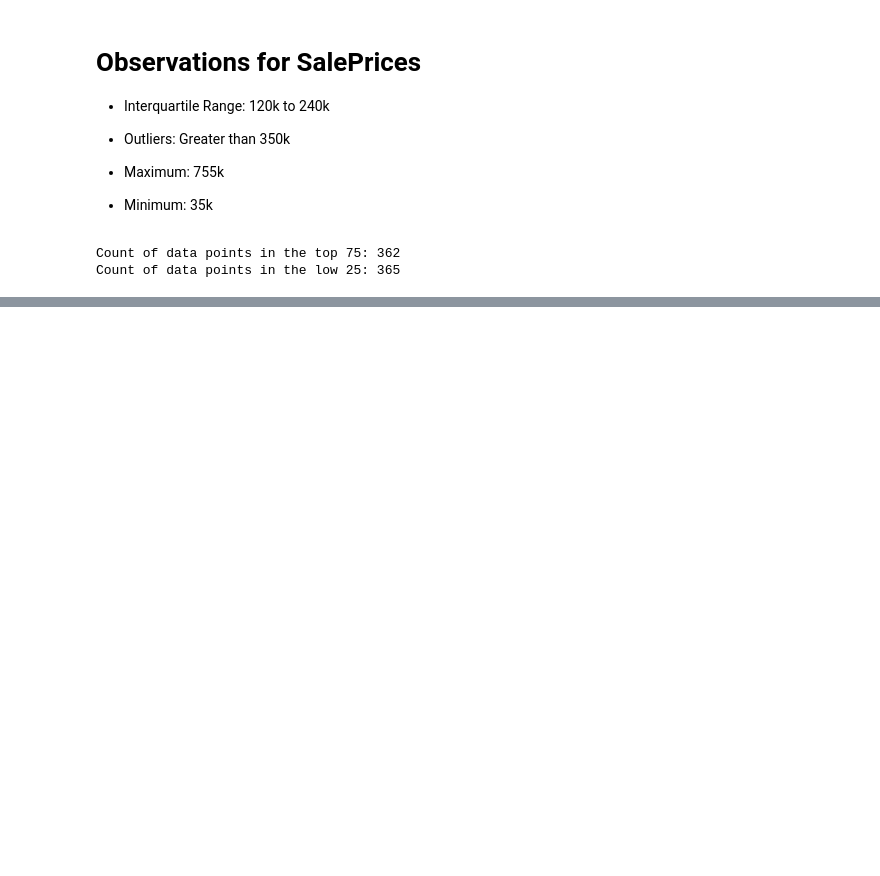
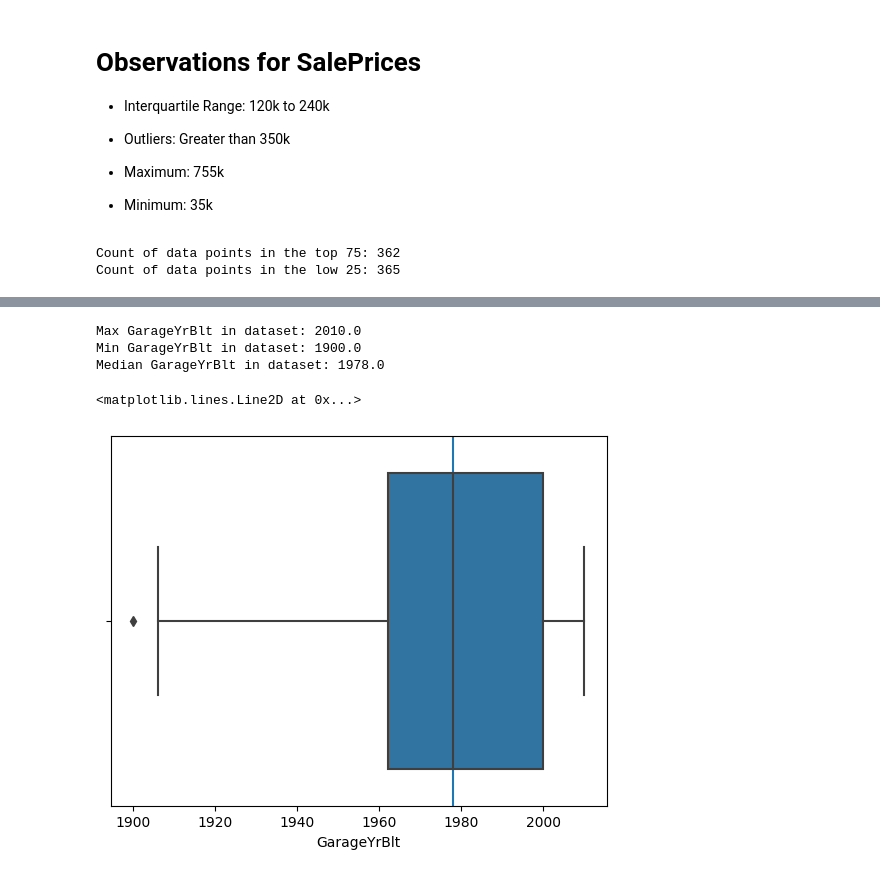
Before and after one commit to jsninoladino/housing_prices, a Jupyter notebook: source/source.ipynb, the cells around one changed output, grey strips where cells are left out. Drawn from its saved outputs; the diff is of its cells as text; code cells hidden in the pictures; blank space fills up the shorter version.

```diff
--- a/source/source.ipynb
+++ b/source/source.ipynb
@@ -116,0 +226,22 @@ Count of data points in the low 25: 365
+# %%
+# GarageYrBlt is missing so let's impute the missing values
+# But before that let's look at the distribution of GarageYrBlt
+# Look at the boxplot of GarageYrBlt
+fig, axs = plt.subplots()
+sns.boxplot(data=train_df2,x=train_df2.GarageYrBlt,orient = 'h',ax=axs)
+
+max_GarageYrBlt = train_df2.GarageYrBlt.max()
+median_GarageYrBlt = train_df2.GarageYrBlt.quantile(.5)
+min_GarageYrBlt = train_df2.GarageYrBlt.min()
+print("Max GarageYrBlt in dataset: %s" % max_GarageYrBlt)
+print("Min GarageYrBlt in dataset: %s" % min_GarageYrBlt)
+print("Median GarageYrBlt in dataset: %s" % median_GarageYrBlt)
+
+# Let's look at the median while we are at it.
+axs.axvline(median_GarageYrBlt)
+# %% [output]
+Max GarageYrBlt in dataset: 2010.0
+Min GarageYrBlt in dataset: 1900.0
+Median GarageYrBlt in dataset: 1978.0
+<matplotlib.lines.Line2D at 0x...>
+[figure, added]
```
Also changed, not shown: parts of 12 cells of this notebook.
